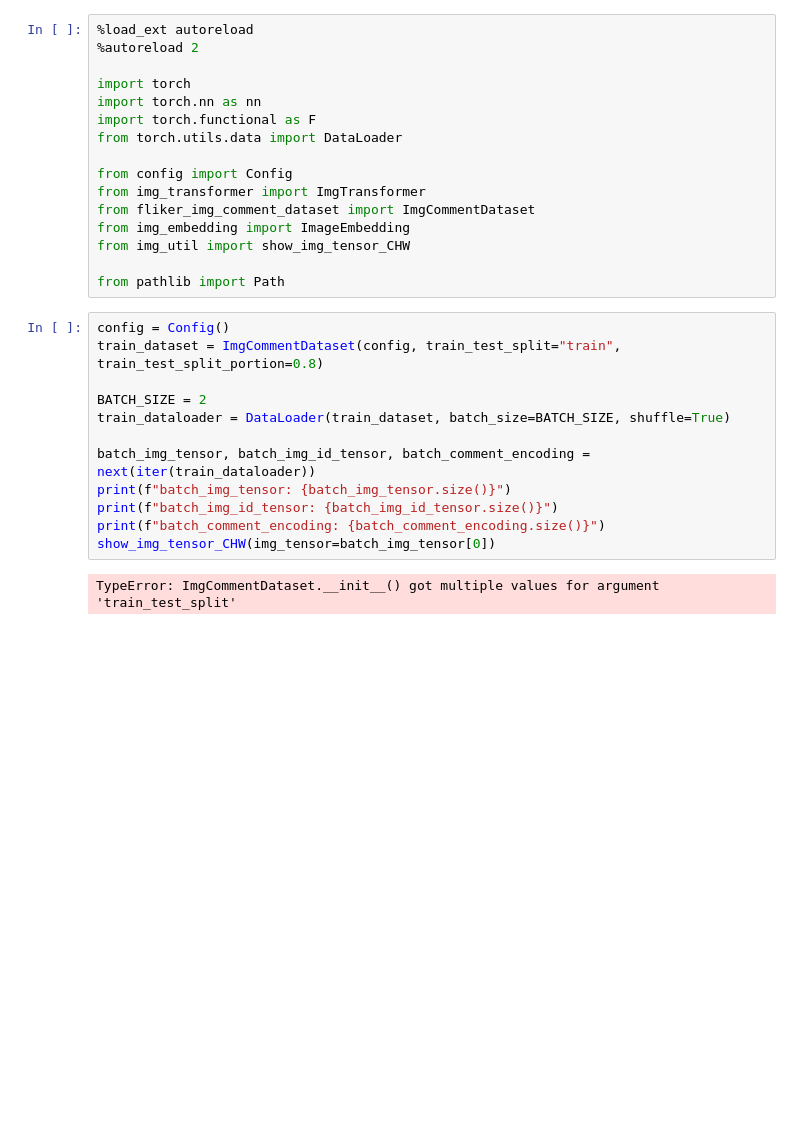
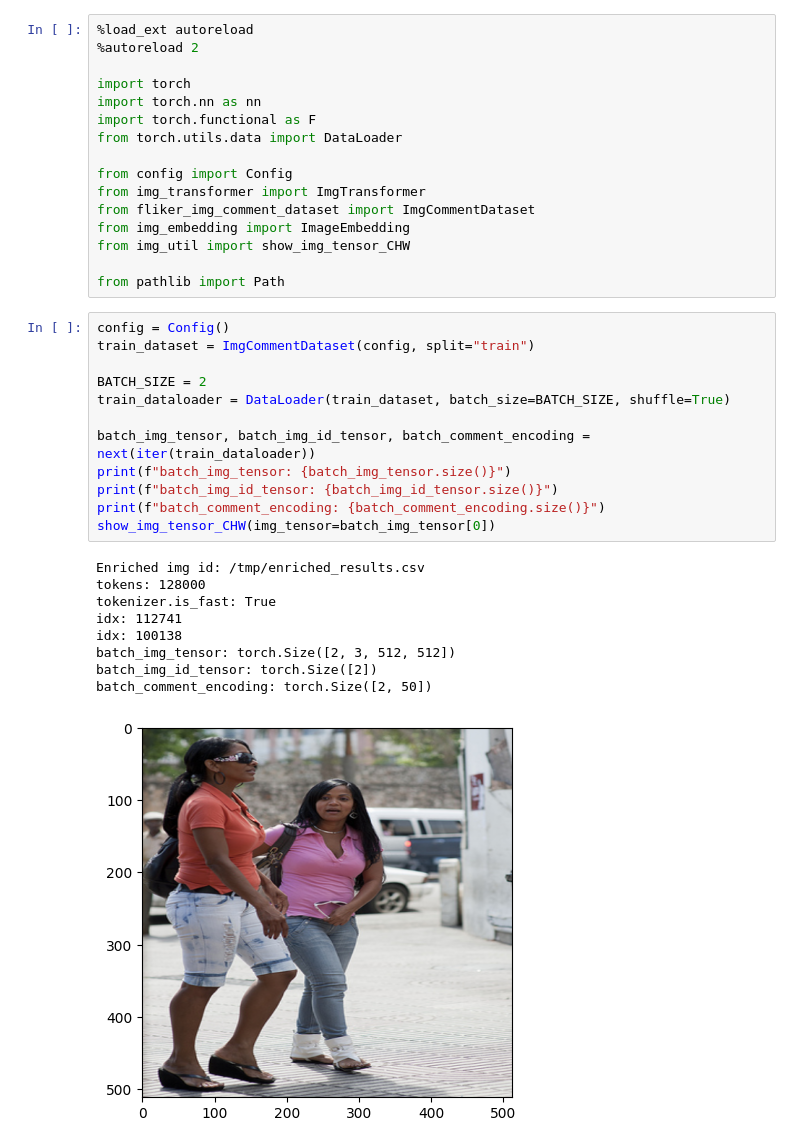
Before and after one commit to Chengbai/notebooks, a Jupyter notebook: img_transformer.ipynb, the cells around one changed output. Saved outputs shown, nothing was run; the diff lists cells and outputs as text; blank space fills up the shorter version.

```diff
--- a/img_transformer.ipynb
+++ b/img_transformer.ipynb
@@ -16,18 +16,26 @@ from img_util import show_img_tensor_CHW
 from pathlib import Path
 # %%
 config = Config()
-train_dataset = ImgCommentDataset(config, train_test_split="train", train_test_split_portion=0.8)
+train_dataset = ImgCommentDataset(config, split="train")
 
 BATCH_SIZE = 2
 train_dataloader = DataLoader(train_dataset, batch_size=BATCH_SIZE, shuffle=True)
 
 batch_img_tensor, batch_img_id_tensor, batch_comment_encoding = next(iter(train_dataloader))
 print(f"batch_img_tensor: {batch_img_tensor.size()}")
 print(f"batch_img_id_tensor: {batch_img_id_tensor.size()}")
 print(f"batch_comment_encoding: {batch_comment_encoding.size()}")
 show_img_tensor_CHW(img_tensor=batch_img_tensor[0])
 # %% [output]
-TypeError: ImgCommentDataset.__init__() got multiple values for argument 'train_test_split'
+Enriched img id: /tmp/enriched_results.csv
+tokens: 128000
+tokenizer.is_fast: True
+idx: 112741
+idx: 100138
+batch_img_tensor: torch.Size([2, 3, 512, 512])
+batch_img_id_tensor: torch.Size([2])
+batch_comment_encoding: torch.Size([2, 50])
+[figure, added]
 # %%
 img_embedding = ImageEmbedding(config=config)
 img_embedding = img_embedding(batch_img_tensor)
```
Also changed, not shown: parts of 1 cell of this notebook, 15 other files.
